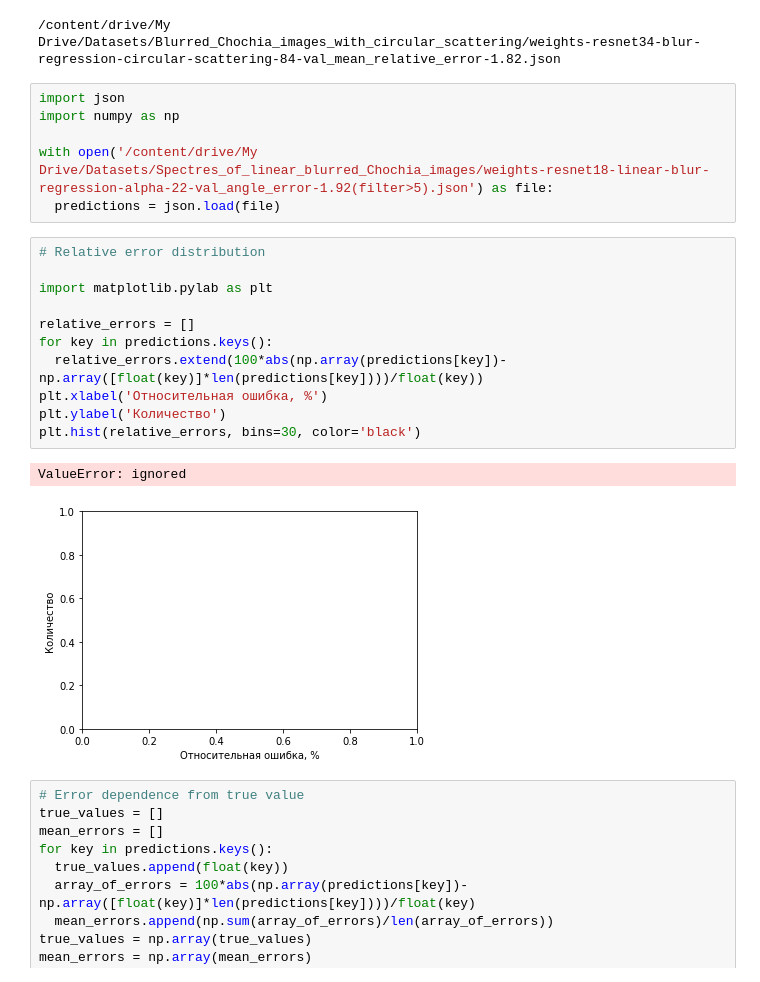
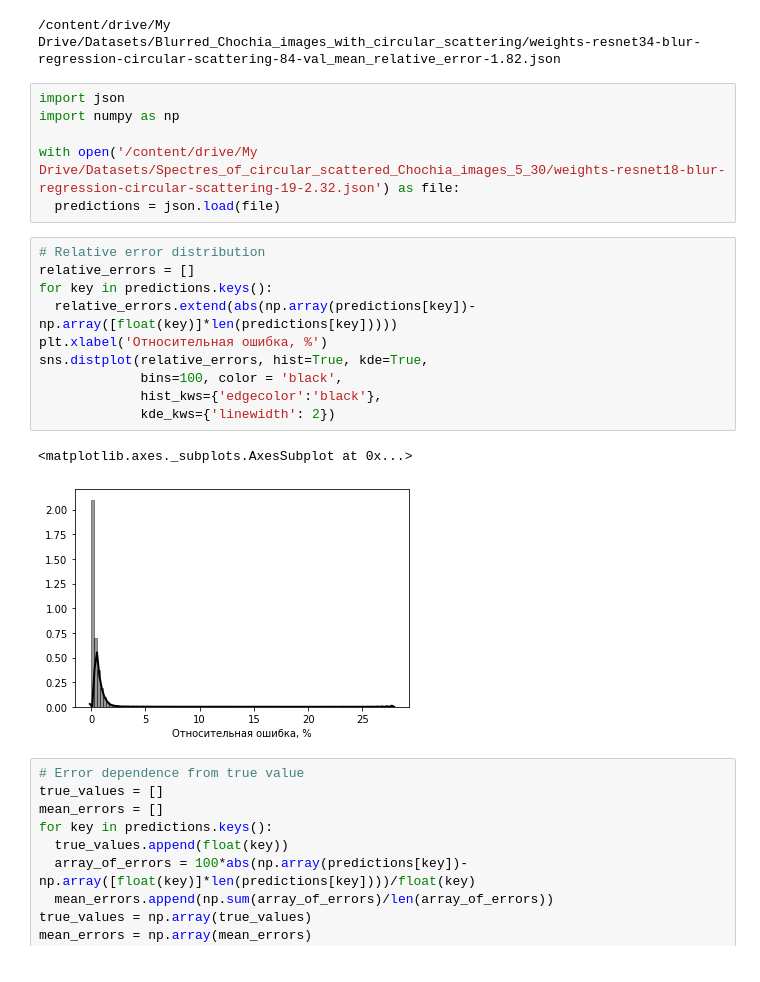
Before and after one commit to IaroslavS/blur_classification, a Jupyter notebook: blur_classification_v2.ipynb, the cells around one changed output. Cells and saved outputs as stored; diff of their text form.

```diff
--- a/blur_classification_v2.ipynb
+++ b/blur_classification_v2.ipynb
@@ -8225,22 +8280,21 @@ with open(output_filename, 'w') as f:
 import json
 import numpy as np
 
-with open('/content/drive/My Drive/Datasets/Spectres_of_linear_blurred_Chochia_images/weights-resnet18-linear-blur-regression-alpha-22-val_angle_error-1.92(filter>5).json') as file:
+with open('/content/drive/My Drive/Datasets/Spectres_of_circular_scattered_Chochia_images_5_30/weights-resnet18-blur-regression-circular-scattering-19-2.32.json') as file:
   predictions = json.load(file)
 # %%
 # Relative error distribution
-
-import matplotlib.pylab as plt
-
 relative_errors = []
 for key in predictions.keys():
-  relative_errors.extend(100*abs(np.array(predictions[key])-np.array([float(key)]*len(predictions[key])))/float(key))
+  relative_errors.extend(abs(np.array(predictions[key])-np.array([float(key)]*len(predictions[key]))))
 plt.xlabel('Относительная ошибка, %')
-plt.ylabel('Количество')
-plt.hist(relative_errors, bins=30, color='black')
+sns.distplot(relative_errors, hist=True, kde=True,
+             bins=100, color = 'black',
+             hist_kws={'edgecolor':'black'},
+             kde_kws={'linewidth': 2})
 # %% [output]
-ValueError: ignored
+<matplotlib.axes._subplots.AxesSubplot at 0x...>
-[figure, old version]
+[figure, new version]
 # %%
 # Error dependence from true value
 true_values = []
```
Also changed, not shown: parts of 1 cell of this notebook.
